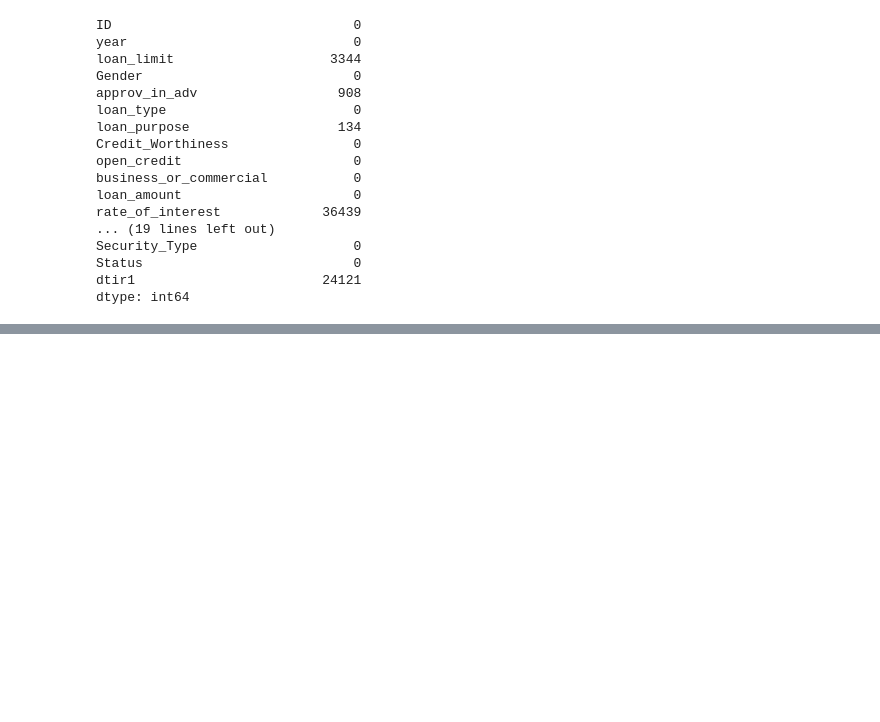
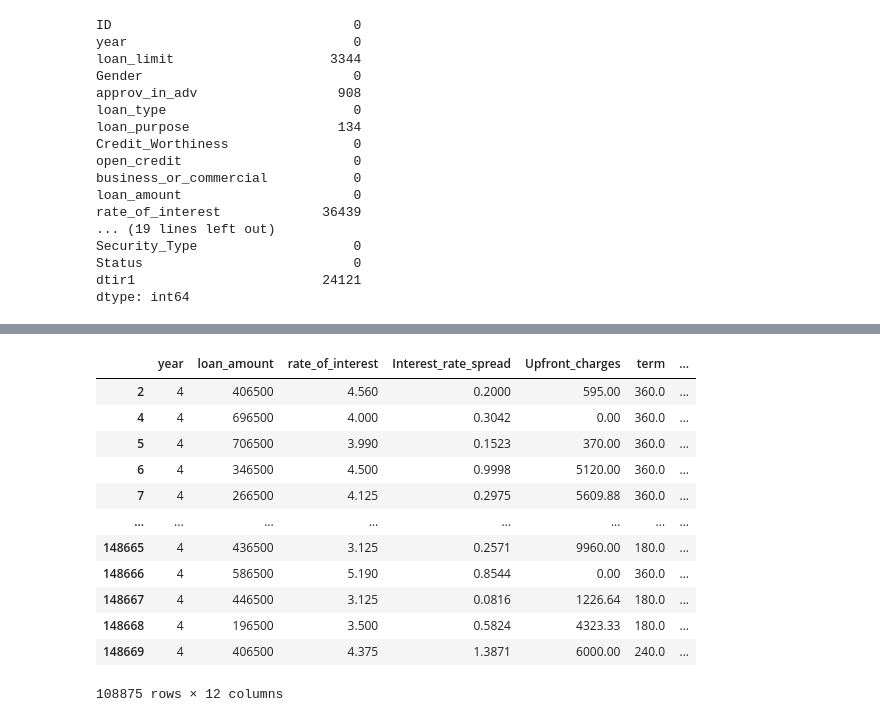
Before and after one commit to Janani-Jayavel/DataScience_Project_Works, a Jupyter notebook: Loan_default.ipynb, the cells around one changed output, grey strips where cells are left out. Cells and saved outputs as stored; diff of their text form; code cells hidden in the pictures; blank space fills up the shorter version.

```diff
--- a/Loan_default.ipynb
+++ b/Loan_default.ipynb
@@ -60,0 +517,17 @@ dtype: int64
+# %%
+import numpy as np
+data.select_dtypes(include =np.number)
+# %% [output]
+|  | year | loan_amount | rate_of_interest | Interest_rate_spread | Upfront_charges | term | ... |
+| 2 | 4 | 406500 | 4.560 | 0.2000 | 595.00 | 360.0 | ... |
+| 4 | 4 | 696500 | 4.000 | 0.3042 | 0.00 | 360.0 | ... |
+| 5 | 4 | 706500 | 3.990 | 0.1523 | 370.00 | 360.0 | ... |
+| 6 | 4 | 346500 | 4.500 | 0.9998 | 5120.00 | 360.0 | ... |
+| 7 | 4 | 266500 | 4.125 | 0.2975 | 5609.88 | 360.0 | ... |
+| ... | ... | ... | ... | ... | ... | ... | ... |
+| 148665 | 4 | 436500 | 3.125 | 0.2571 | 9960.00 | 180.0 | ... |
+| 148666 | 4 | 586500 | 5.190 | 0.8544 | 0.00 | 360.0 | ... |
+| 148667 | 4 | 446500 | 3.125 | 0.0816 | 1226.64 | 180.0 | ... |
+| 148668 | 4 | 196500 | 3.500 | 0.5824 | 4323.33 | 180.0 | ... |
+| 148669 | 4 | 406500 | 4.375 | 1.3871 | 6000.00 | 240.0 | ... |
+108875 rows × 12 columns
```
Also changed, not shown: parts of 74 cells of this notebook.
